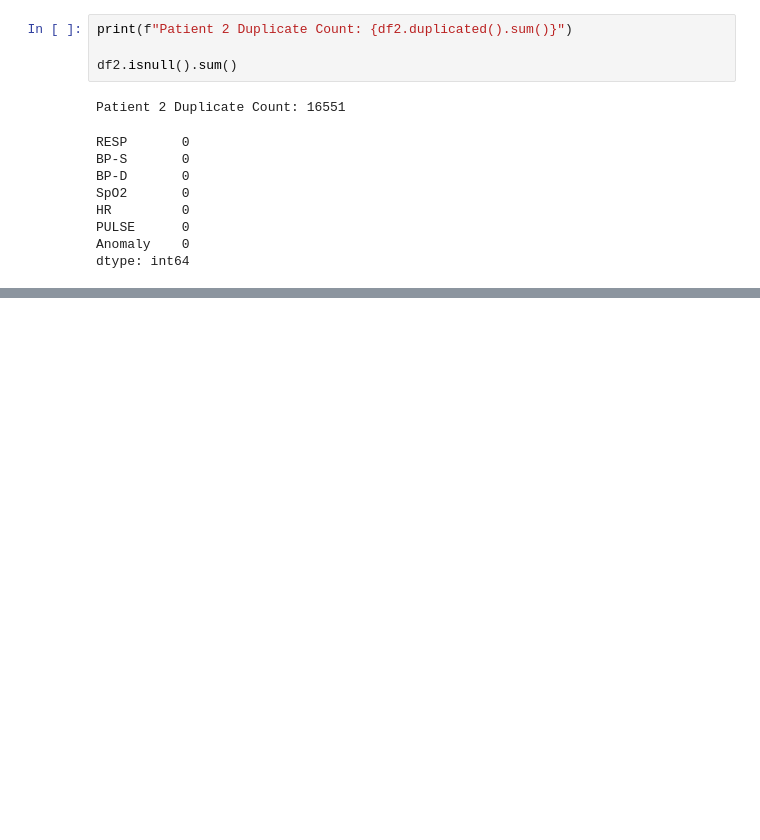
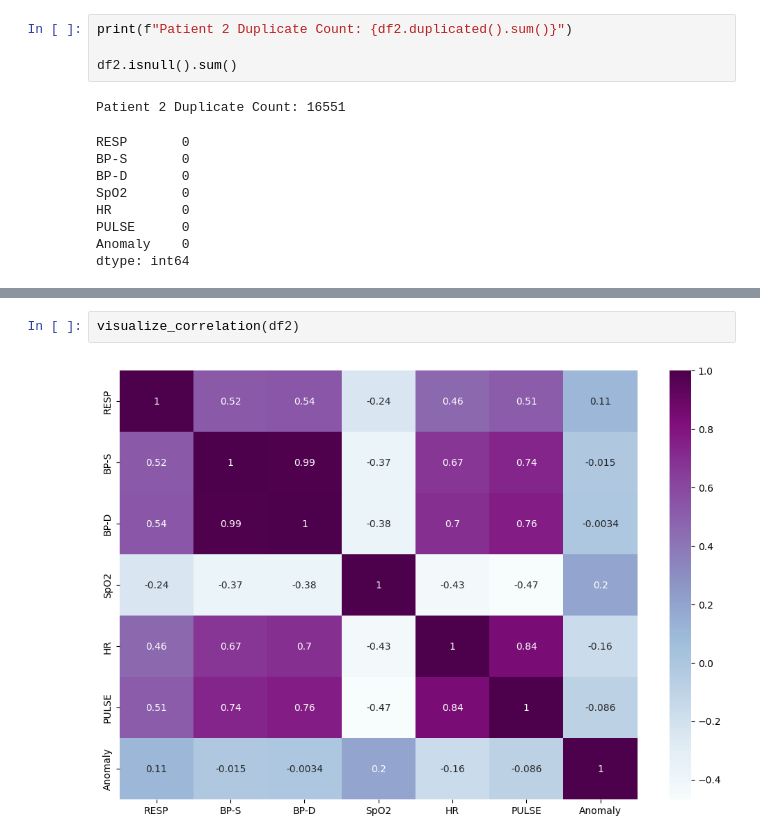
Before and after one commit to zoddtheimmortal/ml-assignments, a Jupyter notebook: a2/main.ipynb, the cells around one changed output, grey strips where cells are left out. Saved outputs shown, nothing was run; the diff lists cells and outputs as text; blank space fills up the shorter version.

```diff
--- a/a2/main.ipynb
+++ b/a2/main.ipynb
@@ -157,0 +171,4 @@ dtype: int64
+# %%
+visualize_correlation(df2)
+# %% [output]
+[figure, added]
```
Also changed, not shown: parts of 19 cells of this notebook, 2 other files.
